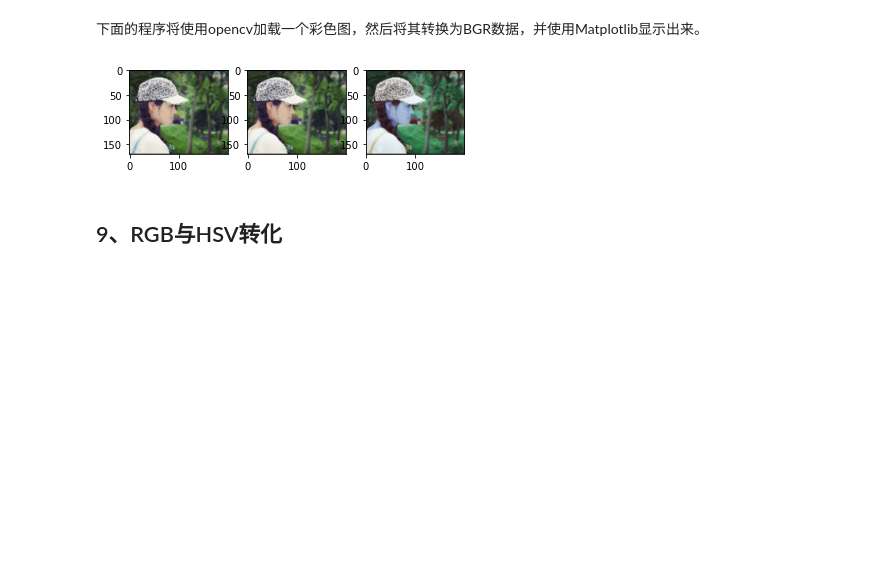
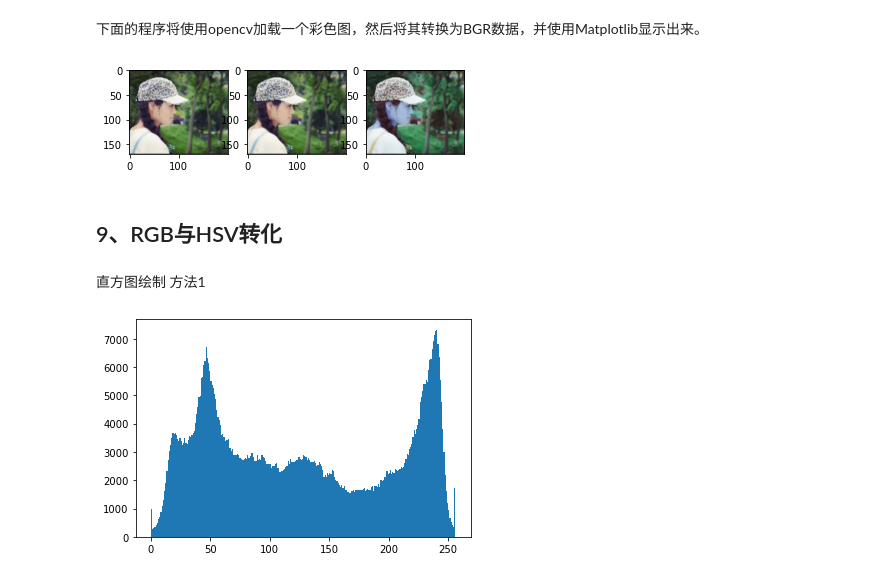
Before and after one commit to mangxiao2018/opencv-samples, a Jupyter notebook: 10002-pichandler.ipynb, the cells around one changed output. Saved outputs shown, nothing was run; the diff lists cells and outputs as text; code cells hidden in the pictures; blank space fills up the shorter version.

Commit message:
直方图绘制

```diff
--- a/10002-pichandler.ipynb
+++ b/10002-pichandler.ipynb
@@ -237,3 +237,20 @@ cv.imshow('before', src)
 color_space(src)
 cv.waitKey(0)
 cv.destroyAllWindows()
+# %% [markdown]
+直方图绘制 方法1
+# %%
+# 加载第三方库
+from matplotlib import pyplot as plt
+import cv2 as cv
+
+girl = cv.imread('images/girl.jpg')
+cv.imshow('girl', girl)
+# girl.ravel()函数是将图像的三位数组降到一维上去，
+#256为bins的数目,[0, 256]为范围
+plt.hist(girl.ravel(), 256,[0, 256])
+plt.show()
+cv.waitKey(0)
+cv.destroyAllWindows()
+# %% [output]
+[figure, added]
```
